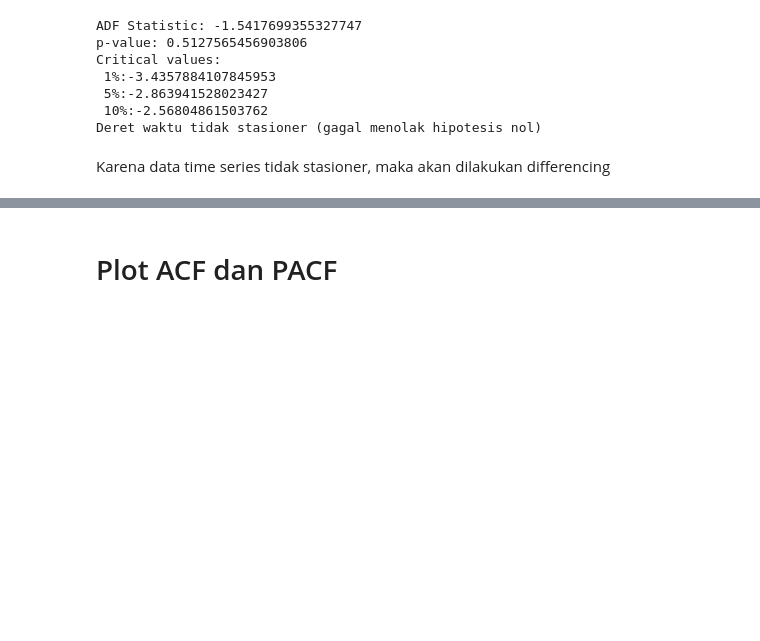
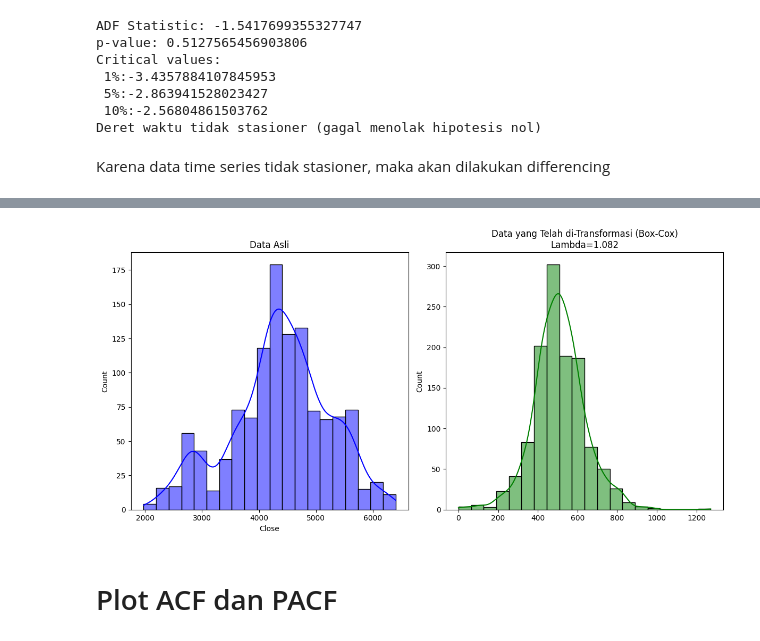
Before and after one commit to adistyadito/BBRI-BoxJenkins, a Jupyter notebook: adwadw.ipynb, the cells around one changed output, grey strips where cells are left out. Cells and saved outputs as stored; diff of their text form; code cells hidden in the pictures; blank space fills up the shorter version.

```diff
--- a/adwadw.ipynb
+++ b/adwadw.ipynb
@@ -197,3 +157,0 @@ dtype: float64
-# %%
-# Hapus nilai NaN yang dihasilkan dari differencing
-df = df.dropna()
@@ -248,3 +178,21 @@ NameError: name 'data_transformed' is not defined
+# %%
+data_transformed, nilai_lambda = boxcox(diff_data_positive)
+
+# Plotting histogram untuk data asli dan data yang telah di-transformasi
+plt.figure(figsize=(12, 6))
+
+plt.subplot(1, 2, 1)
+sns.histplot(df['Close'], bins=20, kde=True, color='blue')
+plt.title('Data Asli')
+
+plt.subplot(1, 2, 2)
+sns.histplot(data_transformed, bins=20, kde=True, color='green')
+plt.title(f'Data yang Telah di-Transformasi (Box-Cox)\nLambda={nilai_lambda:.3f}')  # Menambahkan nilai lambda ke judul
+
+plt.tight_layout()
+plt.show()
+# %% [output]
+[figure, added]
 # %% [markdown]
 # Plot ACF dan PACF
 # %%
```
Also changed, not shown: parts of 33 cells of this notebook.
